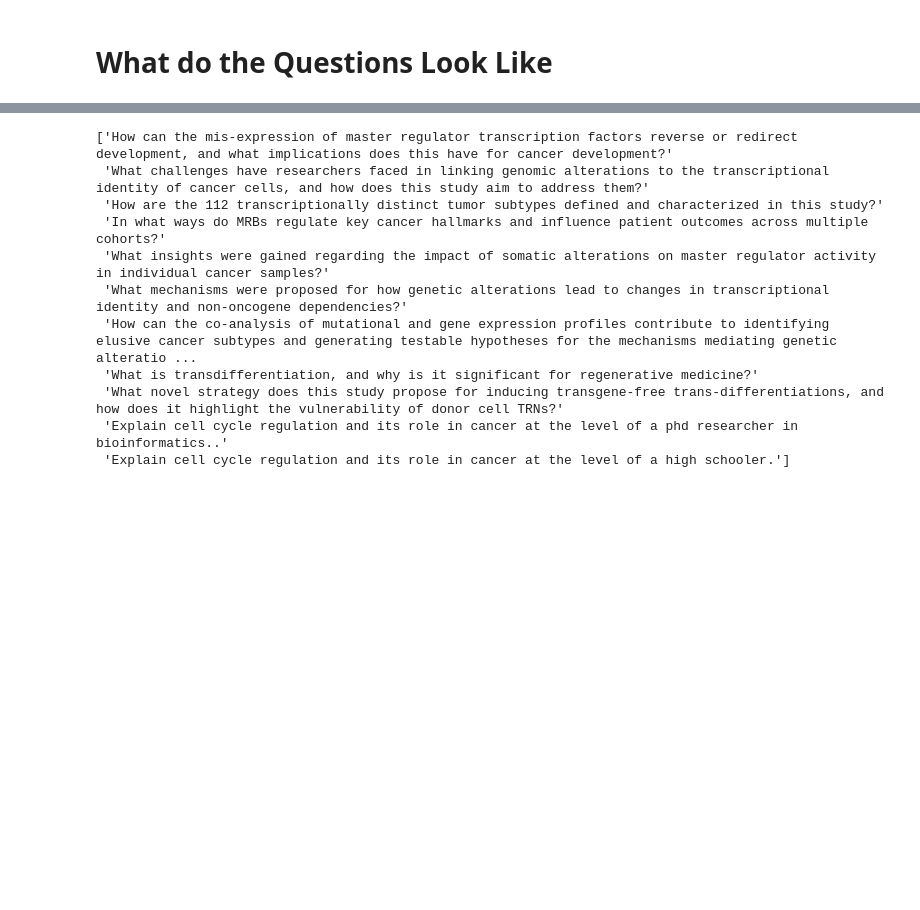
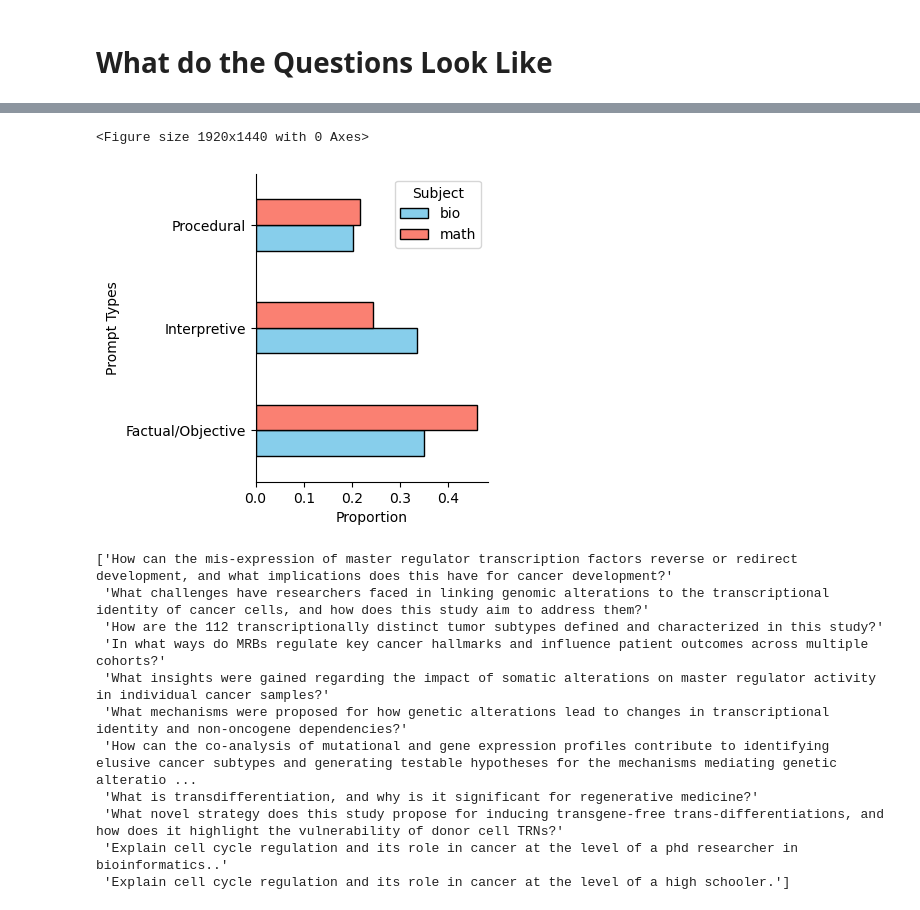
Before and after one commit to Jpickard1/BRAD, a Jupyter notebook: experimental/EX-10-June-2024-Analysis-jpic.ipynb, the cells around one changed output, grey strips where cells are left out. Drawn from its saved outputs; the diff is of its cells as text; code cells hidden in the pictures; blank space fills up the shorter version.

```diff
--- a/experimental/EX-10-June-2024-Analysis-jpic.ipynb
+++ b/experimental/EX-10-June-2024-Analysis-jpic.ipynb
@@ -25,7 +25,10 @@ summary_df = summary.reset_index()
 summary_df.columns = ['Column', 'True Count']
 summary_df = summary_df.drop(0)  # Drop prompt question
 print(summary_df)
-bioColumsn = ['Reprogramming', 'Cell Bio', 'Epigenetics', 'Experiments', 'Immune System']
+bioColumns  = ['Reprogramming', 'Cell Bio', 'Epigenetics', 'Experiments', 'Cancer']
+mathColumns = ['Dynamical Systems', 'Networks', 'Higher Order Structure', 'Linear Algebra']
+dfQ['bio']  = dfQ[bioColumns].any(axis=1)
+dfQ['math'] = dfQ[mathColumns].any(axis=1)
 # %% [output]
                     Column True Count
 1        Factual/Objective         74
@@ -45,0 +51,10 @@ bioColumsn = ['Reprogramming', 'Cell Bio', 'Epigenetics', 'Experiments', 'Immune
+# %%
+qtypes = ['Factual/Objective', 'Interpretive', 'Procedural']
+# %%
+total_bio = dfQ['bio'].sum()
+total_math = dfQ['math'].sum()
+
+summary = {
+    'bio': {qtype: dfQ[dfQ['bio']][qtype].sum() / total_bio for qtype in qtypes},
+    'math': {qtype: dfQ[dfQ['math']][qtype].sum() / total_math for qtype in qtypes}
+}
@@ -46 +83,20 @@ bioColumsn = ['Reprogramming', 'Cell Bio', 'Epigenetics', 'Experiments', 'Immune
+# %%
+summary_df = pd.DataFrame(summary)
+
+plt.figure(dpi=300)
+summary_df.plot(kind='barh',
+                figsize=(3, 4),
+                color=['skyblue', 'salmon'],
+                edgecolor='k',
+                )
+plt.xlabel('Proportion')
+plt.ylabel('Prompt Types')
+# plt.title('Count of Each Question Type by Bio and Math Categories')
+plt.xticks(rotation=0)
+plt.legend(title='Subject')
+sns.despine()
+plt.show()
+# %% [output]
+<Figure size 1920x1440 with 0 Axes>
+[figure, added]
 # %%
```
Also changed, not shown: parts of 4 cells of this notebook, 7 other files.
